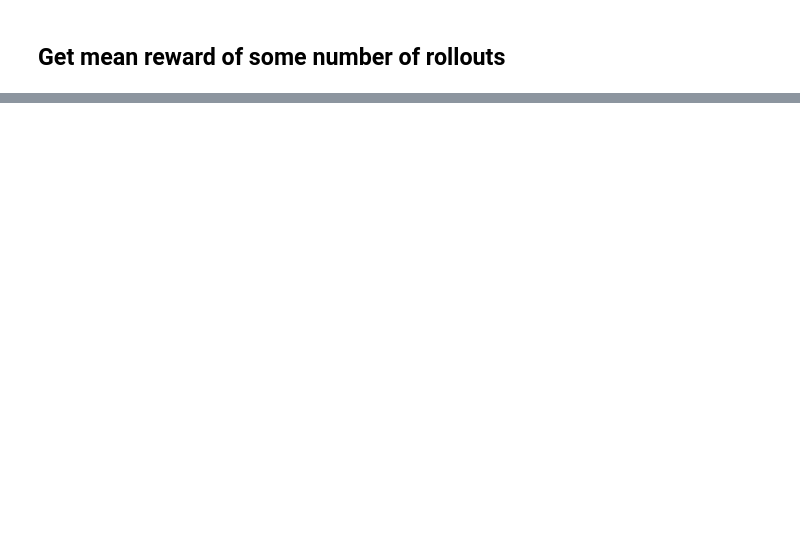
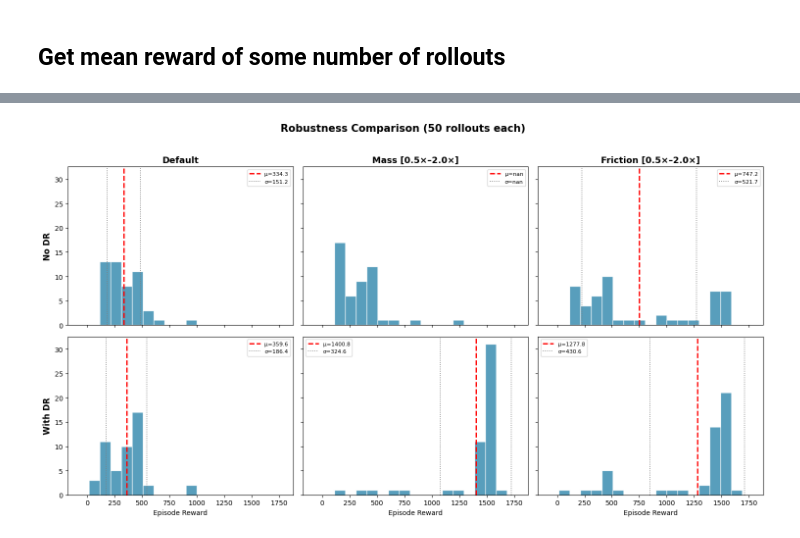
Before and after one commit to weissma6/my_mujoco_playground, a Jupyter notebook: evaluation/UR10_Evaluation_test.ipynb, the cells around one changed output, grey strips where cells are left out. Drawn from its saved outputs; the diff is of its cells as text; code cells hidden in the pictures; blank space fills up the shorter version.

```diff
--- a/evaluation/UR10_Evaluation_test.ipynb
+++ b/evaluation/UR10_Evaluation_test.ipynb
@@ -327,0 +627,41 @@ Running 50 rollouts...
+# %%
+policy_labels = list(results.keys())
+cond_labels = list(test_conditions.keys())
+n_rows = len(policy_labels)
+n_cols = len(cond_labels)
+
+fig, axes = plt.subplots(n_rows, n_cols, figsize=(5 * n_cols, 4 * n_rows),
+                         sharex=True, sharey=True, squeeze=False)
+
+# Global min/max for consistent x-axis
+all_rewards = [r for p in results.values() for r in p.values()]
+global_min = min(r.min() for r in all_rewards)
+global_max = max(r.max() for r in all_rewards)
+pad = (global_max - global_min) * 0.1
+bins = np.linspace(global_min - pad, global_max + pad, 20)
+
+for row, policy_label in enumerate(policy_labels):
+    for col, cond_label in enumerate(cond_labels):
+        ax = axes[row][col]
+        rews = results[policy_label][cond_label]
+
+        ax.hist(rews, bins=bins, color="#2E86AB", edgecolor="white", alpha=0.8)
+        ax.axvline(rews.mean(), color="red", linestyle="--", linewidth=2,
+                   label=f"μ={rews.mean():.1f}")
+        ax.axvline(rews.mean() - rews.std(), color="gray", linestyle=":", linewidth=1.2)
+        ax.axvline(rews.mean() + rews.std(), color="gray", linestyle=":", linewidth=1.2,
+                   label=f"σ={rews.std():.1f}")
+        ax.legend(fontsize=8)
+
+        if row == 0:
+            ax.set_title(cond_label, fontsize=13, fontweight="bold")
+        if col == 0:
+            ax.set_ylabel(policy_label, fontsize=12, fontweight="bold")
+        if row == n_rows - 1:
+            ax.set_xlabel("Episode Reward", fontsize=10)
+
+fig.suptitle(f"Robustness Comparison ({num_rollouts} rollouts each)", fontsize=15, fontweight="bold", y=1.02)
+plt.tight_layout()
+plt.show()
+# %% [output]
+[figure, added]
```
Also changed, not shown: parts of 8 cells of this notebook, 3 other files.
